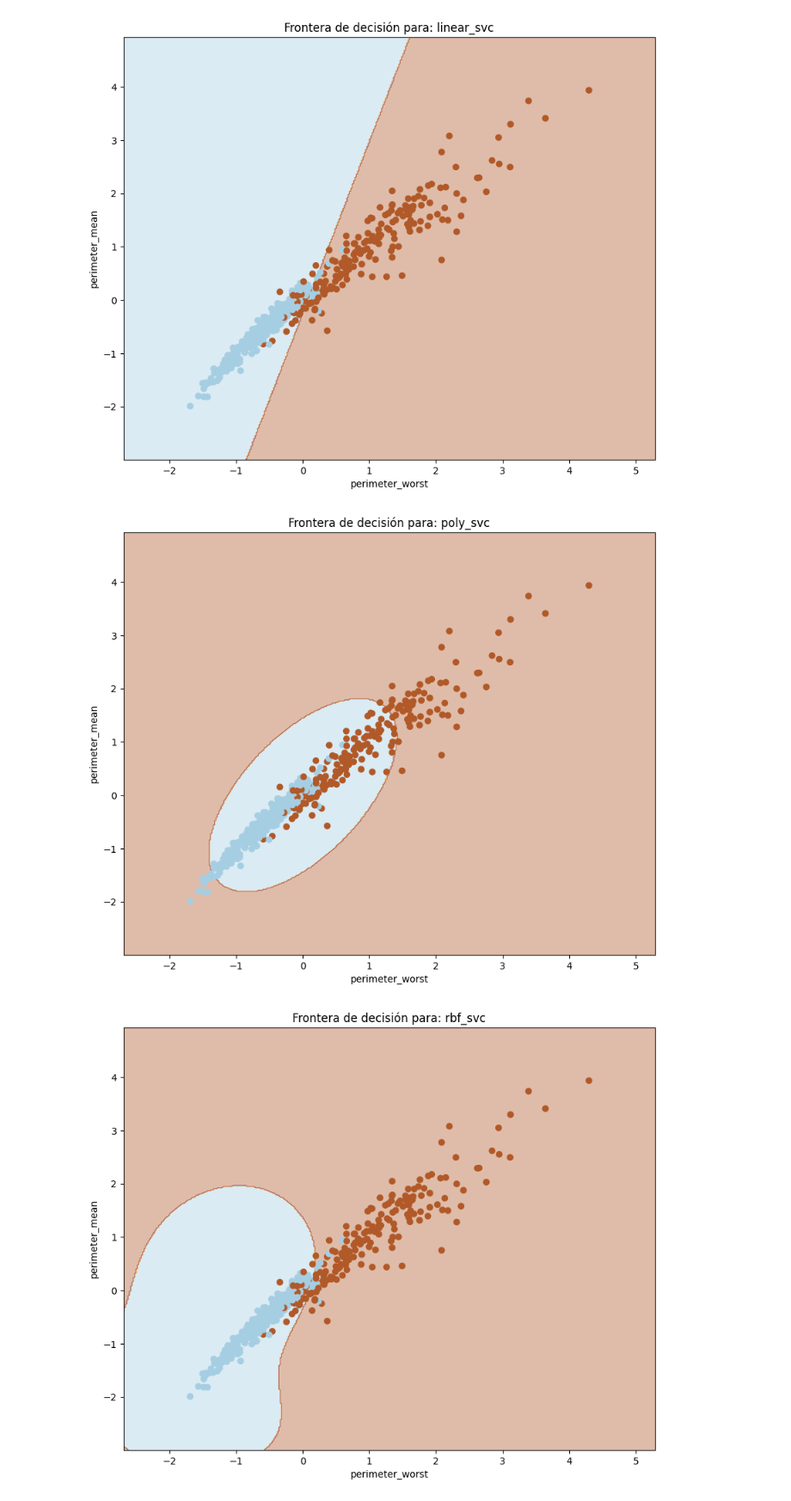
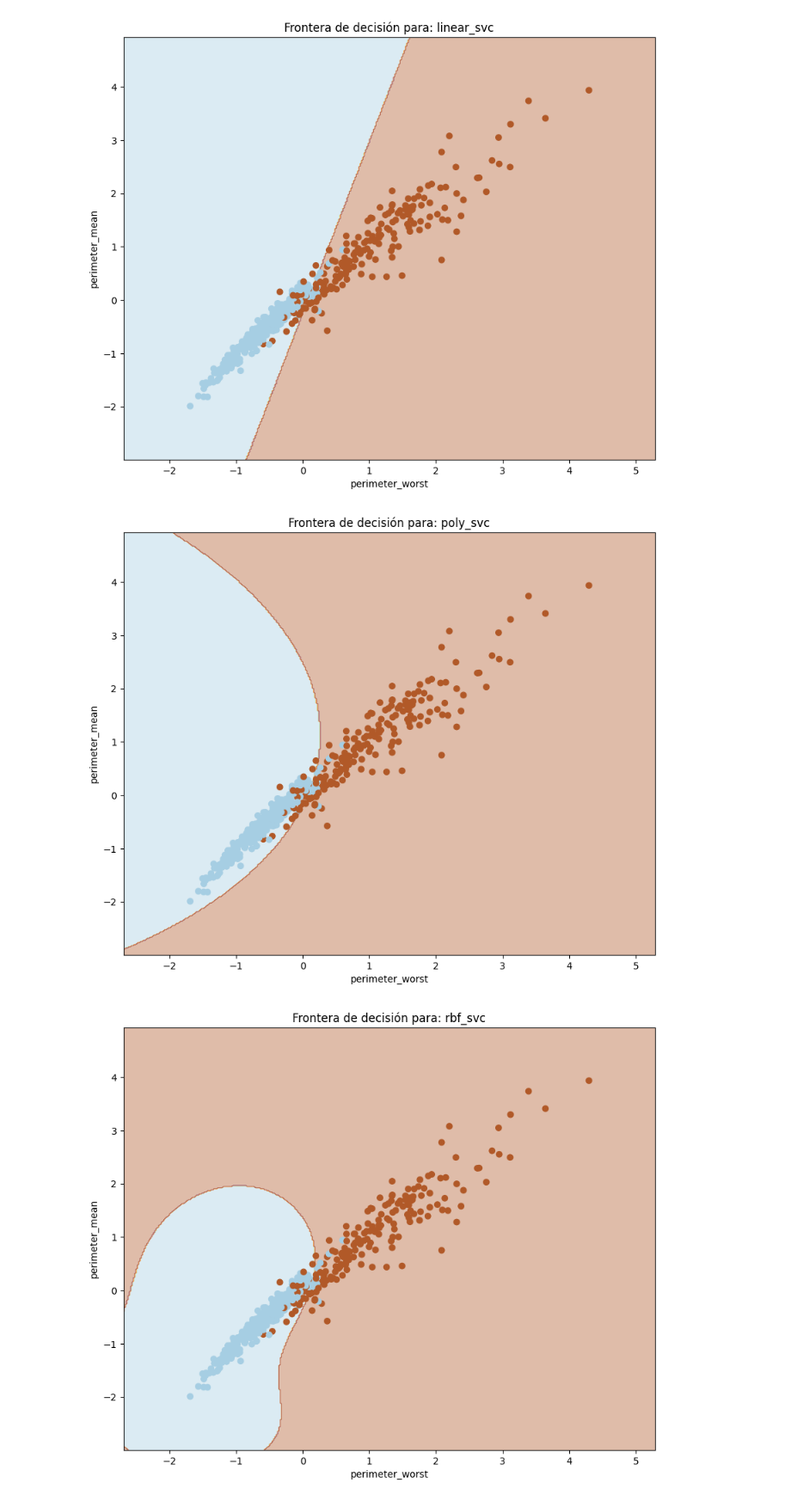
Before and after one commit to cristobalperezp/MDS7104-Machine-Learning, a Jupyter notebook: Tarea_2.ipynb, the cells around one changed output. Shown at 86% size. Saved outputs shown, nothing was run; the diff lists cells and outputs as text; code cells hidden in the pictures.

```diff
--- a/Tarea_2.ipynb
+++ b/Tarea_2.ipynb
@@ -328,12 +353,6 @@ plt.show()
 ## Pregunta b)
 # %%
 linear_svc = SVC(kernel='linear', C=1,probability=True,random_state=seed).fit(X_train_c,y_train)
-poly_svc = SVC(kernel='poly', degree=2, C=1,probability=True,random_state=seed).fit(X_train_c,y_train)
+poly_svc = SVC(kernel='poly', degree=2, coef0=1, gamma=1, C=1,probability=True,random_state=seed).fit(X_train_c,y_train)
 rbf_svc = SVC(kernel='rbf', C=1,probability=True,random_state=seed).fit(X_train_c,y_train)
-# %%
-# Crear una malla de puntos en el espacio de características
-x_min, x_max = X_train_c.to_numpy()[:, 0].min() - 1, X_train_c.to_numpy()[:, 0].max() + 1
-y_min, y_max = X_train_c.to_numpy()[:, 1].min() - 1, X_train_c.to_numpy()[:, 1].max() + 1
-xx, yy = np.meshgrid(np.arange(x_min, x_max, 0.02),
-                     np.arange(y_min, y_max, 0.02))
 # %%
@@ -355,7 +404,7 @@ decision_boundary(linear_svc,'linear_svc')
 # %% [output]
 [figure]
 # %%
-decision_boundary(poly_svc,'poly_svc')
+plot_contours(X_train_c,y_train,poly_svc,'poly_svc')
 # %% [output]
-[figure, old version]
+[figure, new version]
 # %%
```
Also changed, not shown: parts of 13 cells of this notebook.
